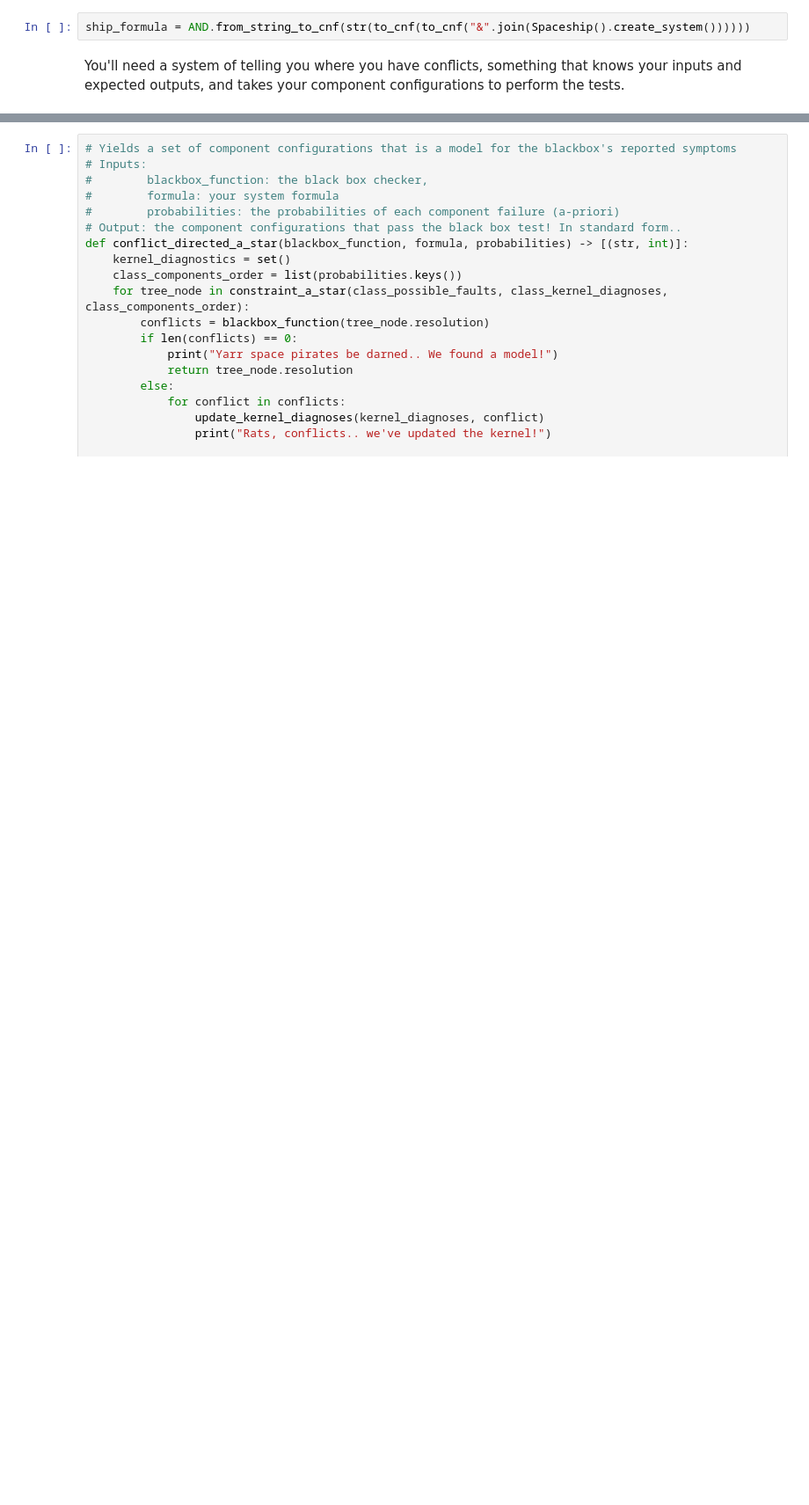
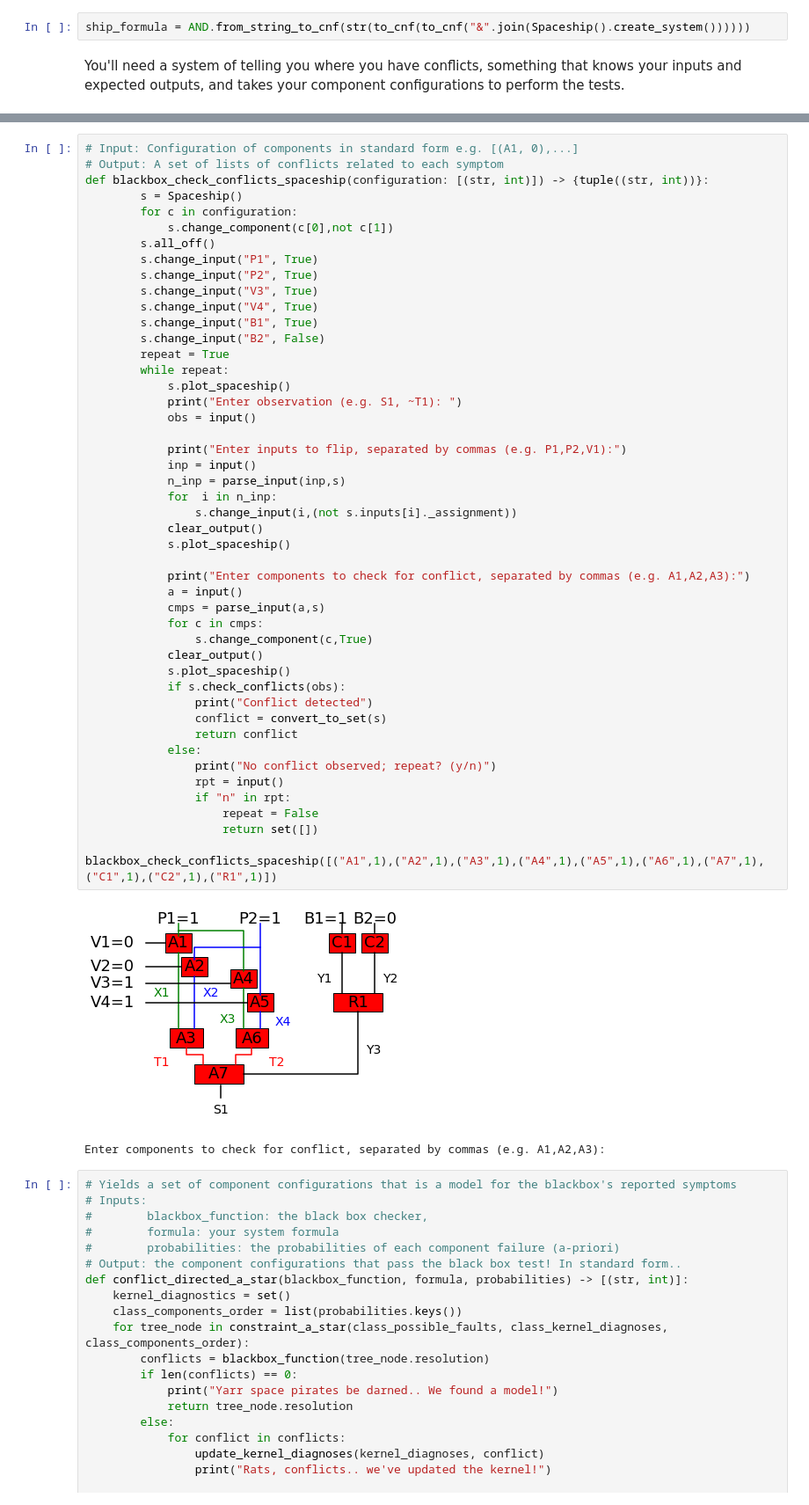
Before and after one commit to courtin/16-413-Project, a Jupyter notebook: main.ipynb, the cells around one changed output, grey strips where cells are left out. Shown at 88% size. Cells and saved outputs as stored; diff of their text form; blank space fills up the shorter version.

Commit message:
blackbox implemented

```diff
--- a/main.ipynb
+++ b/main.ipynb
@@ -741,3 +936,53 @@ def blackbox_check_conflicts_spacship(configuration: [(str, int)]) -> {tuple((st
+# %%
+# Input: Configuration of components in standard form e.g. [(A1, 0),...]
+# Output: A set of lists of conflicts related to each symptom
+def blackbox_check_conflicts_spaceship(configuration: [(str, int)]) -> {tuple((str, int))}:
+        s = Spaceship()
+        for c in configuration:
+            s.change_component(c[0],not c[1])
+        s.all_off()
+        s.change_input("P1", True)
+        s.change_input("P2", True)
+        s.change_input("V3", True)
+        s.change_input("V4", True)
+        s.change_input("B1", True)
+        s.change_input("B2", False)
+        repeat = True
+        while repeat:
+            s.plot_spaceship()
+            print("Enter observation (e.g. S1, ~T1): ")
+            obs = input()
+
+            print("Enter inputs to flip, separated by commas (e.g. P1,P2,V1):")
+            inp = input()
+            n_inp = parse_input(inp,s)
+            for  i in n_inp:
+                s.change_input(i,(not s.inputs[i]._assignment))
+            clear_output()
+            s.plot_spaceship()
+
+            print("Enter components to check for conflict, separated by commas (e.g. A1,A2,A3):")
+            a = input()
+            cmps = parse_input(a,s)
+            for c in cmps:
+                s.change_component(c,True)
+            clear_output()
+            s.plot_spaceship()
+            if s.check_conflicts(obs):
+                print("Conflict detected")
+                conflict = convert_to_set(s)
+                return conflict
+            else:
+                print("No conflict observed; repeat? (y/n)")
+                rpt = input()
+                if "n" in rpt:
+                    repeat = False
+                    return set([])
+
+blackbox_check_conflicts_spaceship([("A1",1),("A2",1),("A3",1),("A4",1),("A5",1),("A6",1),("A7",1),("C1",1),("C2",1),("R1",1)])
+# %% [output]
+[figure, added]
+Enter components to check for conflict, separated by commas (e.g. A1,A2,A3):
 # %%
 # Yields a set of component configurations that is a model for the blackbox's reported symptoms
 # Inputs:
```
Also changed, not shown: parts of 32 cells of this notebook, 1 other file.
